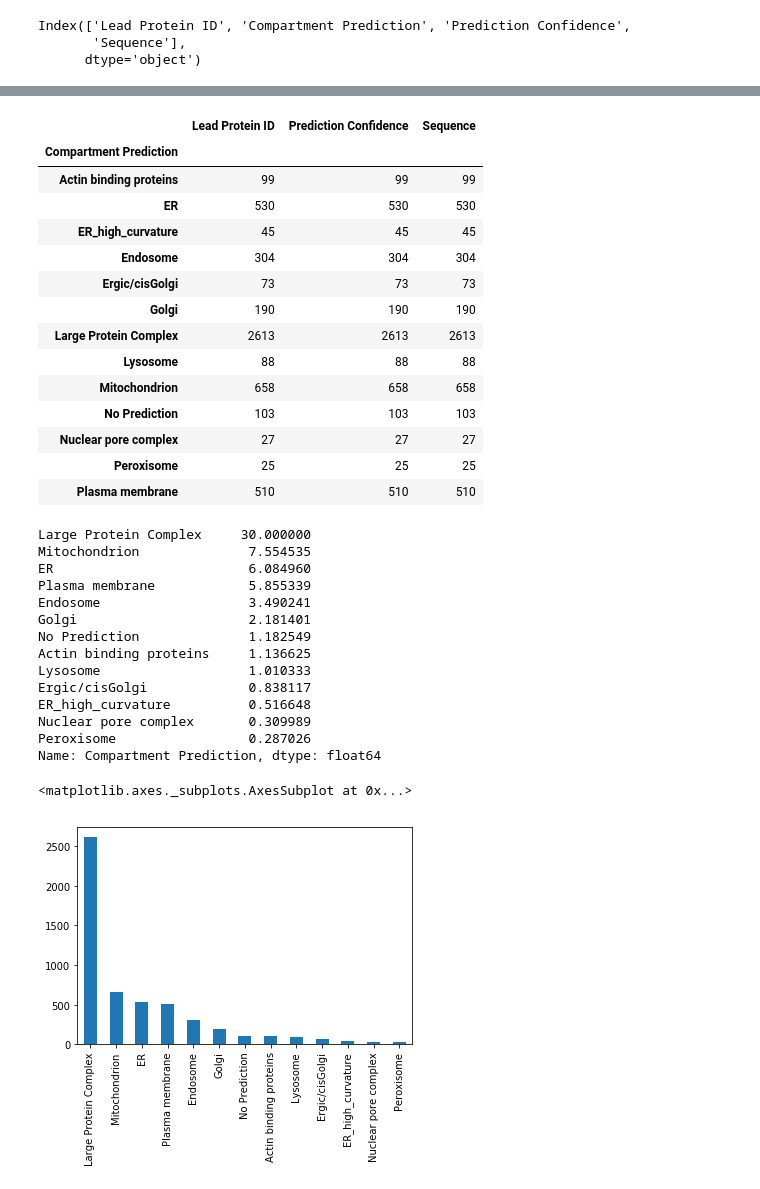
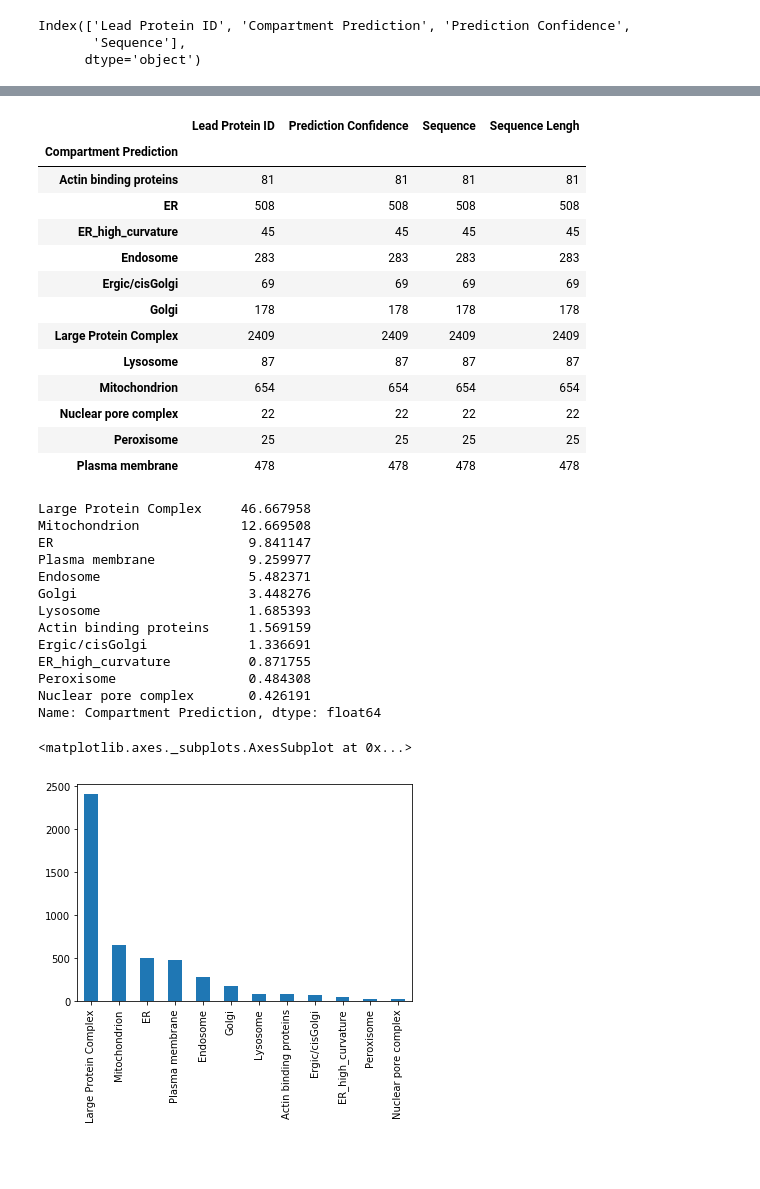
Before and after one commit to JulieRojas/Protein_Localisation_ML, a Jupyter notebook: Analysis_data.ipynb, the cells around one changed output, grey strips where cells are left out. Cells and saved outputs as stored; diff of their text form; code cells hidden in the pictures; blank space fills up the shorter version.

```diff
--- a/Analysis_data.ipynb
+++ b/Analysis_data.ipynb
@@ -6,5 +8,5 @@ import csv
 # %%
-df = pd.read_csv('data/Dataset.csv', sep="\t")
+df = pd.read_csv('data/Dataset_onlyPredict.csv', sep="\t")
 df.head()
 # %% [output]
 |  | Lead Protein ID | Compartment Prediction | Prediction Confidence | Sequence |
@@ -21,0 +28,7 @@ Index(['Lead Protein ID', 'Compartment Prediction', 'Prediction Confidence',
+# %%
+lengh_seq = []
+for seq in df["Sequence"]:
+    lengh_seq.append(len(seq))
+lengh_seq = np.asarray(lengh_seq)
+# %%
+df["Sequence Lengh"] = lengh_seq
@@ -21,0 +50,6 @@ Index(['Lead Protein ID', 'Compartment Prediction', 'Prediction Confidence',
+# %%
+indexNames = df[ df['Sequence Lengh'] > 1500 ].index
+
+# Delete these row indexes from dataFrame
+df_short = df.drop(indexNames , inplace=False).reset_index(drop=True)
+df_short.head()
@@ -22,42 +69,40 @@ Index(['Lead Protein ID', 'Compartment Prediction', 'Prediction Confidence',
 # %%
-df.groupby(["Compartment Prediction"]).count()
+df_short.groupby(["Compartment Prediction"]).count()
 # I will remove all the No Prediction rows
 # %% [output]
-|  | Lead Protein ID | Prediction Confidence | Sequence |
-| Compartment Prediction |  |  |  |
-| Actin binding proteins | 99 | 99 | 99 |
-| ER | 530 | 530 | 530 |
-| ER_high_curvature | 45 | 45 | 45 |
-| Endosome | 304 | 304 | 304 |
-| Ergic/cisGolgi | 73 | 73 | 73 |
-| Golgi | 190 | 190 | 190 |
-| Large Protein Complex | 2613 | 2613 | 2613 |
-| Lysosome | 88 | 88 | 88 |
-| Mitochondrion | 658 | 658 | 658 |
-| No Prediction | 103 | 103 | 103 |
-| Nuclear pore complex | 27 | 27 | 27 |
-| Peroxisome | 25 | 25 | 25 |
-| Plasma membrane | 510 | 510 | 510 |
+|  | Lead Protein ID | Prediction Confidence | Sequence | Sequence Lengh |
+| Compartment Prediction |  |  |  |  |
+| Actin binding proteins | 81 | 81 | 81 | 81 |
+| ER | 508 | 508 | 508 | 508 |
+| ER_high_curvature | 45 | 45 | 45 | 45 |
+| Endosome | 283 | 283 | 283 | 283 |
+| Ergic/cisGolgi | 69 | 69 | 69 | 69 |
+| Golgi | 178 | 178 | 178 | 178 |
+| Large Protein Complex | 2409 | 2409 | 2409 | 2409 |
+| Lysosome | 87 | 87 | 87 | 87 |
+| Mitochondrion | 654 | 654 | 654 | 654 |
+| Nuclear pore complex | 22 | 22 | 22 | 22 |
+| Peroxisome | 25 | 25 | 25 | 25 |
+| Plasma membrane | 478 | 478 | 478 | 478 |
 # %%
-df["Compartment Prediction"].value_counts() / len(df) *100
+df_short["Compartment Prediction"].value_counts() / len(df) *100
 # %% [output]
-Large Protein Complex     30.000000
-Mitochondrion              7.554535
-ER                         6.084960
-Plasma membrane            5.855339
-Endosome                   3.490241
-Golgi                      2.181401
-No Prediction              1.182549
-Actin binding proteins     1.136625
-Lysosome                   1.010333
-Ergic/cisGolgi             0.838117
-ER_high_curvature          0.516648
-Nuclear pore complex       0.309989
-Peroxisome                 0.287026
+Large Protein Complex     46.667958
+Mitochondrion             12.669508
+ER                         9.841147
+Plasma membrane            9.259977
+Endosome                   5.482371
+Golgi                      3.448276
+Lysosome                   1.685393
+Actin binding proteins     1.569159
+Ergic/cisGolgi             1.336691
+ER_high_curvature          0.871755
+Peroxisome                 0.484308
+Nuclear pore complex       0.426191
 Name: Compartment Prediction, dtype: float64
 # %%
-df['Compartment Prediction'].value_counts().plot.bar()
+df_short['Compartment Prediction'].value_counts().plot.bar()
 # %% [output]
 <matplotlib.axes._subplots.AxesSubplot at 0x...>
-[figure, old version]
+[figure, new version]
 # %%
```
Also changed, not shown: parts of 17 cells of this notebook, 24 other files.
